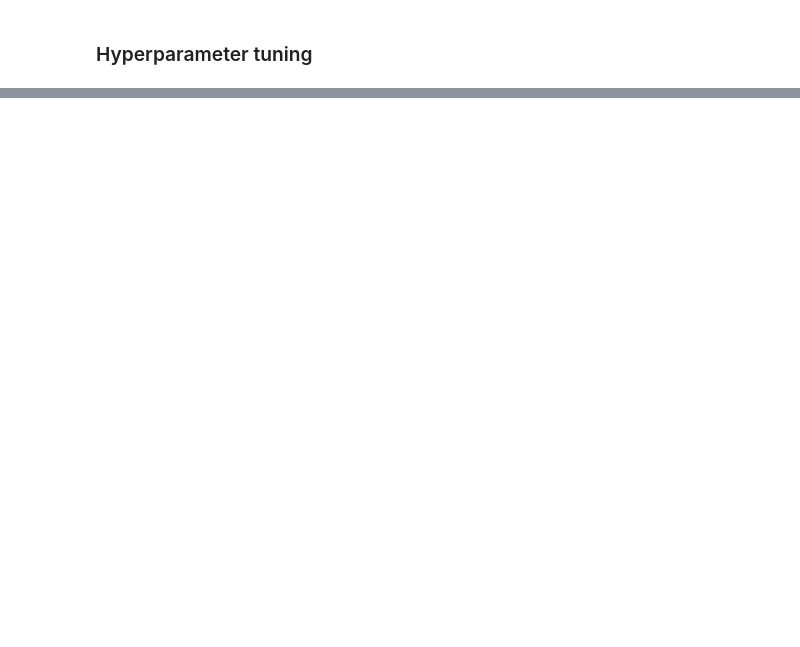
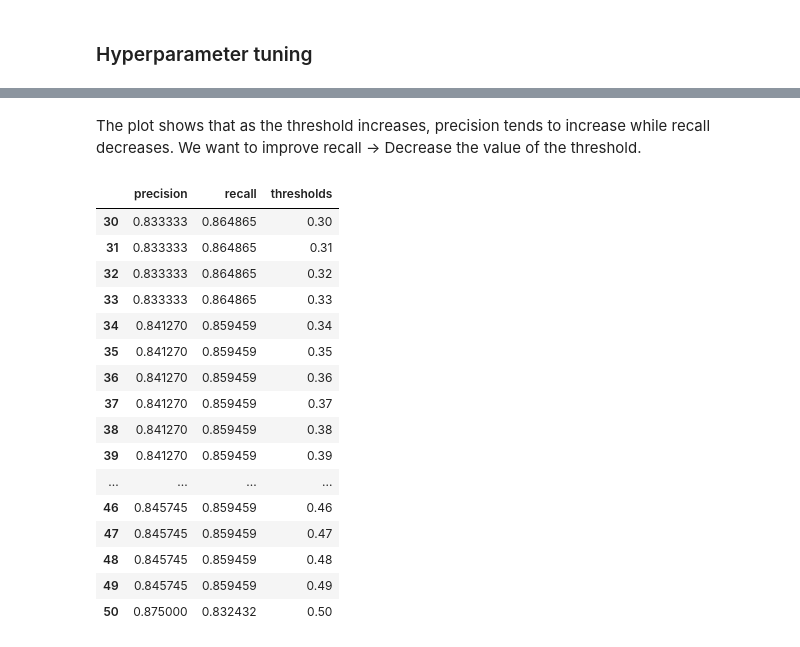
Before and after one commit to thanhtruchhh/Churn_Prediction, a Jupyter notebook: Churn_Prediction.ipynb, the cells around one changed output, grey strips where cells are left out. Cells and saved outputs as stored; diff of their text form; code cells hidden in the pictures; blank space fills up the shorter version.

```diff
--- a/Churn_Prediction.ipynb
+++ b/Churn_Prediction.ipynb
@@ -663,0 +684,23 @@ Decision tree model after hyperparameter tuning improves performance with higher
+# %% [markdown]
+The plot shows that as the threshold increases, precision tends to increase while recall decreases. We want to improve recall &rarr; Decrease the value of the threshold.
+# %%
+metrics = pd.DataFrame({'precision': precis_scores, 'recall': recall_scores, 'thresholds': thresholds})
+metrics[(metrics['thresholds'] >= .3) & (metrics['thresholds'] <= .5)]
+# %% [output]
+|  | precision | recall | thresholds |
+| 30 | 0.833333 | 0.864865 | 0.30 |
+| 31 | 0.833333 | 0.864865 | 0.31 |
+| 32 | 0.833333 | 0.864865 | 0.32 |
+| 33 | 0.833333 | 0.864865 | 0.33 |
+| 34 | 0.841270 | 0.859459 | 0.34 |
+| 35 | 0.841270 | 0.859459 | 0.35 |
+| 36 | 0.841270 | 0.859459 | 0.36 |
+| 37 | 0.841270 | 0.859459 | 0.37 |
+| 38 | 0.841270 | 0.859459 | 0.38 |
+| 39 | 0.841270 | 0.859459 | 0.39 |
+| ... | ... | ... | ... |
+| 46 | 0.845745 | 0.859459 | 0.46 |
+| 47 | 0.845745 | 0.859459 | 0.47 |
+| 48 | 0.845745 | 0.859459 | 0.48 |
+| 49 | 0.845745 | 0.859459 | 0.49 |
+| 50 | 0.875000 | 0.832432 | 0.50 |
```
Also changed, not shown: parts of 34 cells of this notebook.
